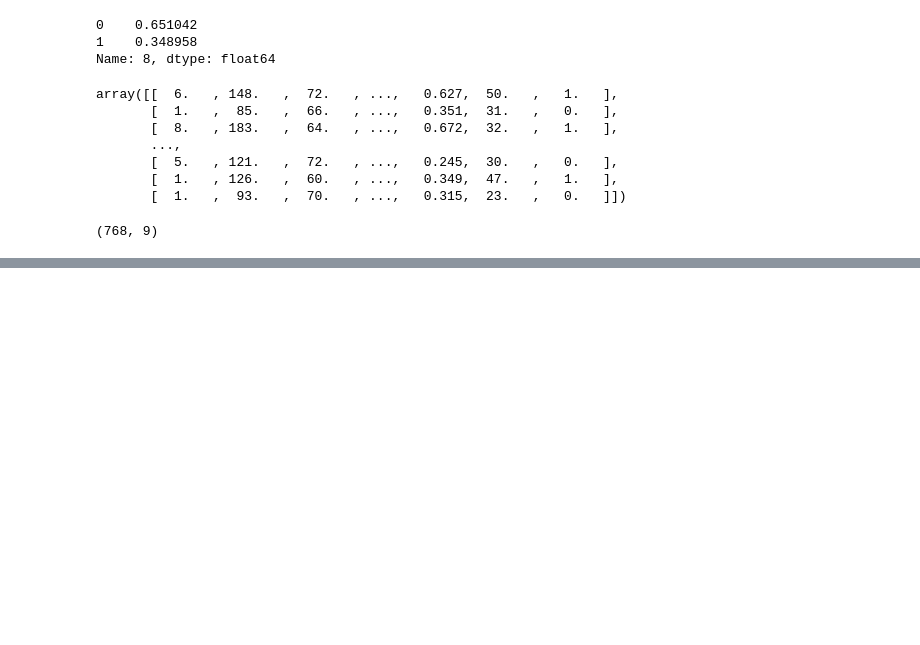
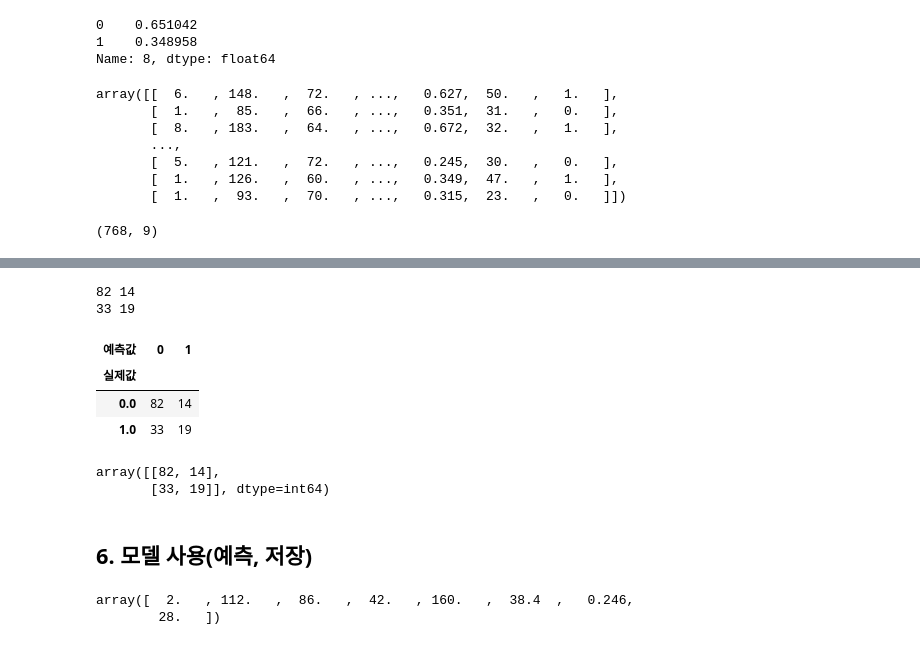
Before and after one commit to eunchae777/ai, a Jupyter notebook: source/05_DeepLearning/06_피마인디언당뇨병발병예측(로지스틱회귀분석,분류분석).ipynb, the cells around one changed output, grey strips where cells are left out. Saved outputs shown, nothing was run; the diff lists cells and outputs as text; code cells hidden in the pictures; blank space fills up the shorter version.

```diff
--- a/source/05_DeepLearning/06_피마인디언당뇨병발병예측(로지스틱회귀분석,분류분석).ipynb
+++ b/source/05_DeepLearning/06_피마인디언당뇨병발병예측(로지스틱회귀분석,분류분석).ipynb
@@ -107,0 +201,4 @@ dataset.shape
+# %%
+# 교차표(혼동매트릭스, 성능평가지표) 그리기 : 테스트셋의 실제값과 예측값
+y_hat = (model.predict(X_test) > 0.5).astype(int)
+y_test.shape, y_hat.shape
@@ -107,0 +208,45 @@ dataset.shape
+# %%
+TN=0; FP=0; FN=0; TP=0;
+for y, h in zip(y_test, y_hat.reshape(-1)):
+    # print(y, h)
+    if y==0 and h==0:
+        TN += 1
+    elif y==0 and h==1:
+        FP += 1
+    elif y==1 and h==0:
+        FN += 1
+    else:
+        TP+= 1
+print(TN, FP)
+print(FN, TP)
+# %% [output]
+82 14
+33 19
+# %%
+ctab = pd.crosstab(y_test, y_hat.reshape(-1)) #y_hat에러남
+ctab.index.name = '실제값'
+ctab.columns.name = '예측값'
+ctab
+
+pd.crosstab(y_test,
+           y_hat.reshape(-1),
+           rownames=['실제값'],
+           colnames=['예측값'])
+# %% [output]
+| 예측값 | 0 | 1 |
+| 실제값 |  |  |
+| 0.0 | 82 | 14 |
+| 1.0 | 33 | 19 |
+# %%
+from sklearn.metrics import confusion_matrix
+confusion_matrix(y_test, y_hat)
+# %% [output]
+array([[82, 14],
+       [33, 19]], dtype=int64)
+# %% [markdown]
+## 6. 모델 사용(예측, 저장)
+# %%
+X_test[0]
+# %% [output]
+array([  2.   , 112.   ,  86.   ,  42.   , 160.   ,  38.4  ,   0.246,
+        28.   ])
```
Also changed, not shown: parts of 43 cells of this notebook, 5 other files.
